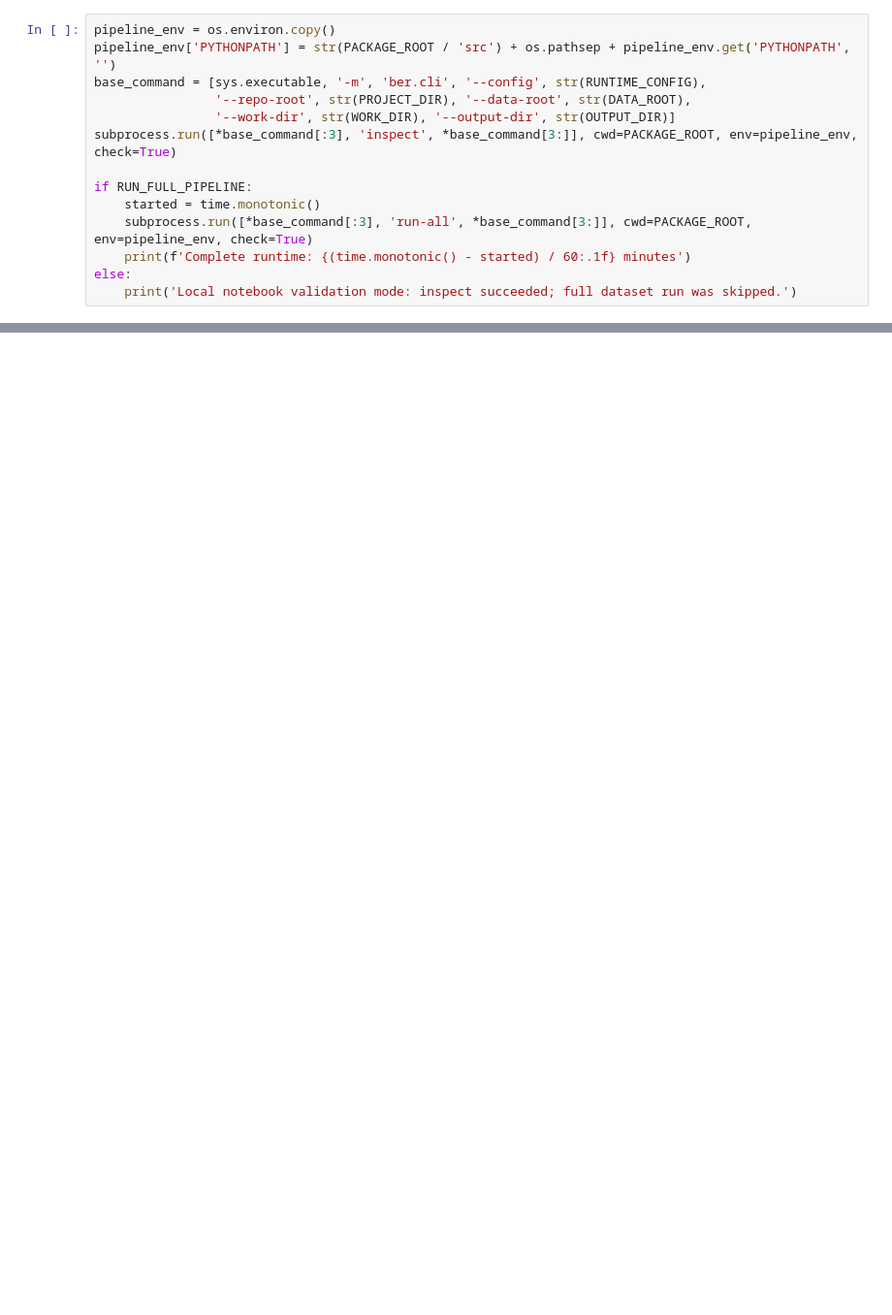
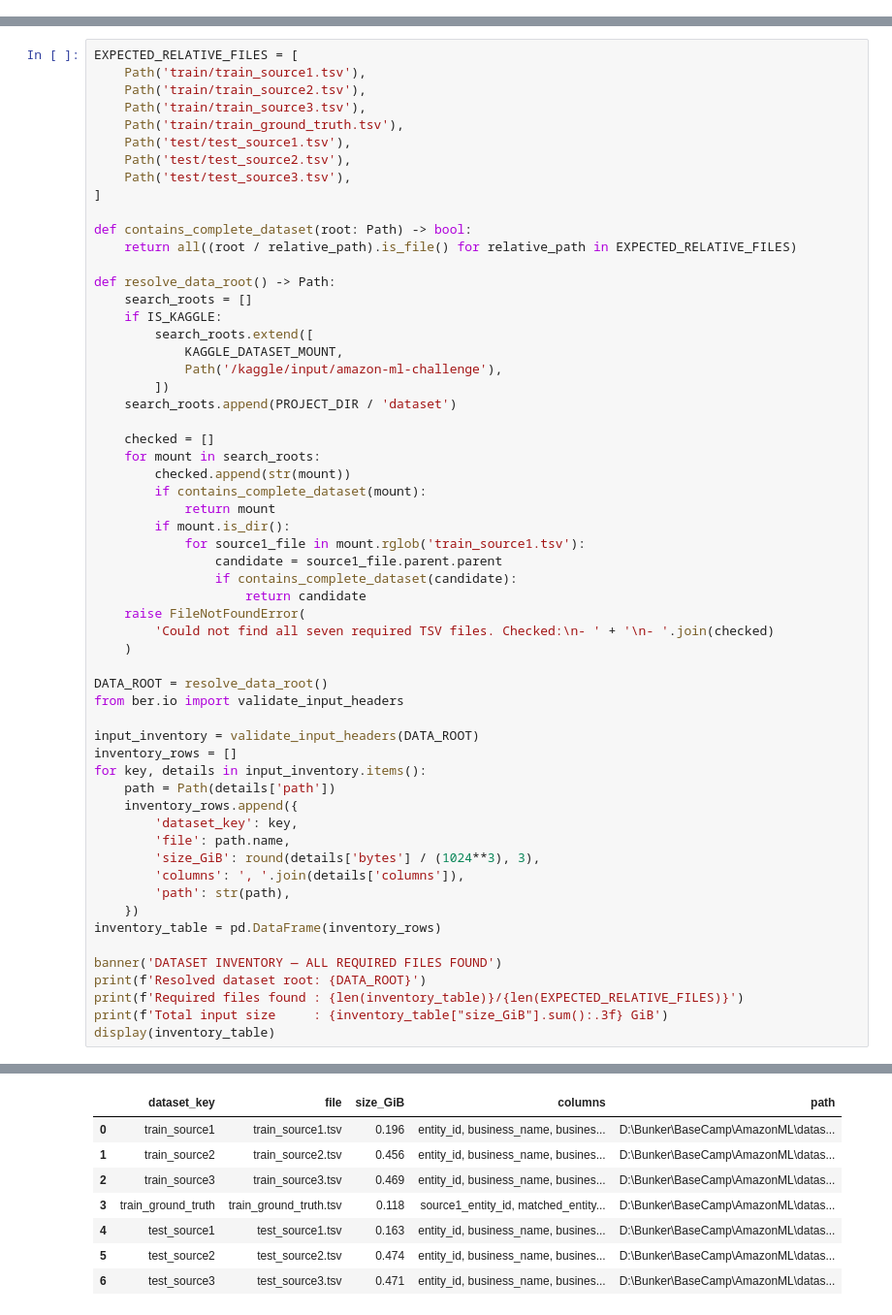
Before and after one commit to saltypal/ASR_AmazonML, a Jupyter notebook: Experiment_Notebooks/03_Kaggle_End_to_End.ipynb, the cells around one changed output, grey strips where cells are left out. Shown at 97% size. Saved outputs shown, nothing was run; the diff lists cells and outputs as text; blank space fills up the shorter version.

```diff
--- a/Experiment_Notebooks/03_Kaggle_End_to_End.ipynb
+++ b/Experiment_Notebooks/03_Kaggle_End_to_End.ipynb
@@ -117,14 +0,0 @@ The run has a hard 480 minute budget with 35 minutes reserved for inference, TSV
-# %%
-pipeline_env = os.environ.copy()
-pipeline_env['PYTHONPATH'] = str(PACKAGE_ROOT / 'src') + os.pathsep + pipeline_env.get('PYTHONPATH', '')
-base_command = [sys.executable, '-m', 'ber.cli', '--config', str(RUNTIME_CONFIG),
-                '--repo-root', str(PROJECT_DIR), '--data-root', str(DATA_ROOT),
-                '--work-dir', str(WORK_DIR), '--output-dir', str(OUTPUT_DIR)]
-subprocess.run([*base_command[:3], 'inspect', *base_command[3:]], cwd=PACKAGE_ROOT, env=pipeline_env, check=True)
-
-if RUN_FULL_PIPELINE:
-    started = time.monotonic()
-    subprocess.run([*base_command[:3], 'run-all', *base_command[3:]], cwd=PACKAGE_ROOT, env=pipeline_env, check=True)
-    print(f'Complete runtime: {(time.monotonic() - started) / 60:.1f} minutes')
-else:
-    print('Local notebook validation mode: inspect succeeded; full dataset run was skipped.')
@@ -159,0 +164,59 @@ Do not treat a successful run as evidence of 0.99 accuracy. Inspect `work/comple
+# %%
+EXPECTED_RELATIVE_FILES = [
+    Path('train/train_source1.tsv'),
+    Path('train/train_source2.tsv'),
+    Path('train/train_source3.tsv'),
+    Path('train/train_ground_truth.tsv'),
+    Path('test/test_source1.tsv'),
+    Path('test/test_source2.tsv'),
+    Path('test/test_source3.tsv'),
+]
+
+def contains_complete_dataset(root: Path) -> bool:
+    return all((root / relative_path).is_file() for relative_path in EXPECTED_RELATIVE_FILES)
+
+def resolve_data_root() -> Path:
+    search_roots = []
+    if IS_KAGGLE:
+        search_roots.extend([
+            KAGGLE_DATASET_MOUNT,
+            Path('/kaggle/input/amazon-ml-challenge'),
+        ])
+    search_roots.append(PROJECT_DIR / 'dataset')
+
+    checked = []
+    for mount in search_roots:
+        checked.append(str(mount))
+        if contains_complete_dataset(mount):
+            return mount
+        if mount.is_dir():
+            for source1_file in mount.rglob('train_source1.tsv'):
+                candidate = source1_file.parent.parent
+                if contains_complete_dataset(candidate):
+                    return candidate
+    raise FileNotFoundError(
+        'Could not find all seven required TSV files. Checked:\n- ' + '\n- '.join(checked)
+    )
+
+DATA_ROOT = resolve_data_root()
+from ber.io import validate_input_headers
+
+input_inventory = validate_input_headers(DATA_ROOT)
+inventory_rows = []
+for key, details in input_inventory.items():
+    path = Path(details['path'])
+    inventory_rows.append({
+        'dataset_key': key,
+        'file': path.name,
+        'size_GiB': round(details['bytes'] / (1024**3), 3),
+        'columns': ', '.join(details['columns']),
+        'path': str(path),
+    })
+inventory_table = pd.DataFrame(inventory_rows)
+
+banner('DATASET INVENTORY — ALL REQUIRED FILES FOUND')
+print(f'Resolved dataset root: {DATA_ROOT}')
+print(f'Required files found : {len(inventory_table)}/{len(EXPECTED_RELATIVE_FILES)}')
+print(f'Total input size     : {inventory_table["size_GiB"].sum():.3f} GiB')
+display(inventory_table)
+# %% [output]
@@ -159,0 +229,8 @@ Do not treat a successful run as evidence of 0.99 accuracy. Inspect `work/comple
+|  | dataset_key | file | size_GiB | columns | path |
+| 0 | train_source1 | train_source1.tsv | 0.196 | entity_id, business_name, busines... | D:\Bunker\BaseCamp\AmazonML\datas... |
+| 1 | train_source2 | train_source2.tsv | 0.456 | entity_id, business_name, busines... | D:\Bunker\BaseCamp\AmazonML\datas... |
+| 2 | train_source3 | train_source3.tsv | 0.469 | entity_id, business_name, busines... | D:\Bunker\BaseCamp\AmazonML\datas... |
+| 3 | train_ground_truth | train_ground_truth.tsv | 0.118 | source1_entity_id, matched_entity... | D:\Bunker\BaseCamp\AmazonML\datas... |
+| 4 | test_source1 | test_source1.tsv | 0.163 | entity_id, business_name, busines... | D:\Bunker\BaseCamp\AmazonML\datas... |
+| 5 | test_source2 | test_source2.tsv | 0.474 | entity_id, business_name, busines... | D:\Bunker\BaseCamp\AmazonML\datas... |
+| 6 | test_source3 | test_source3.tsv | 0.471 | entity_id, business_name, busines... | D:\Bunker\BaseCamp\AmazonML\datas... |
```
Also changed, not shown: parts of 38 cells of this notebook, 3 other files.
